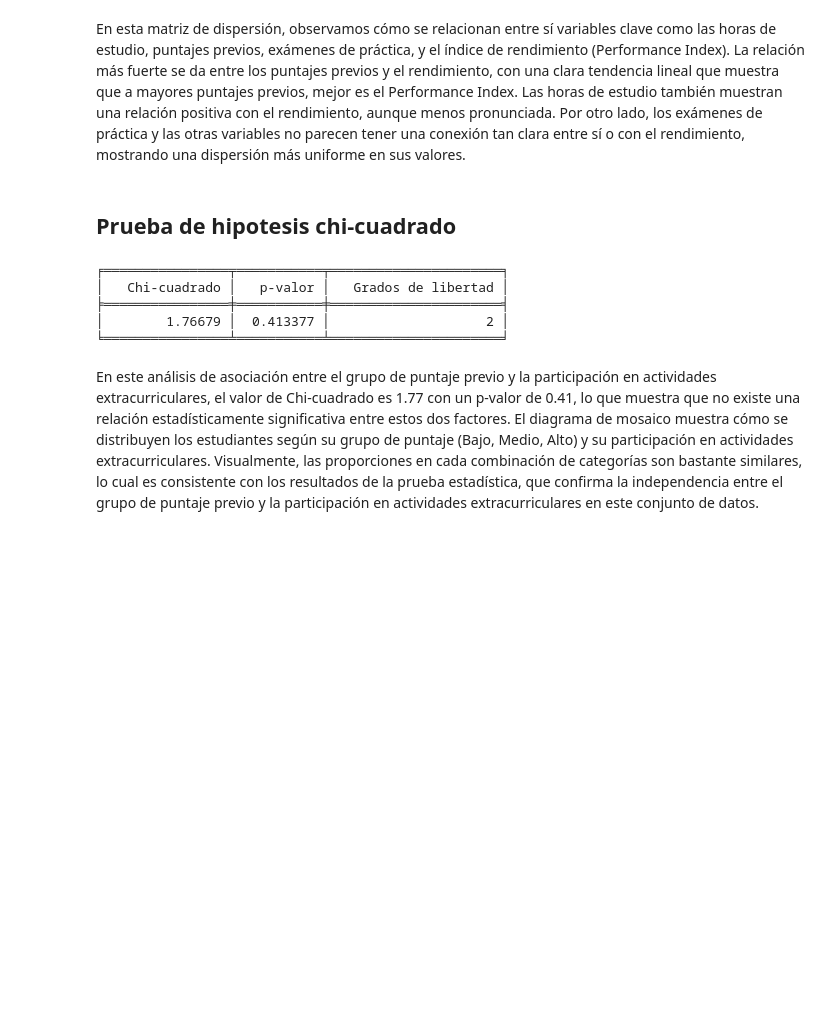
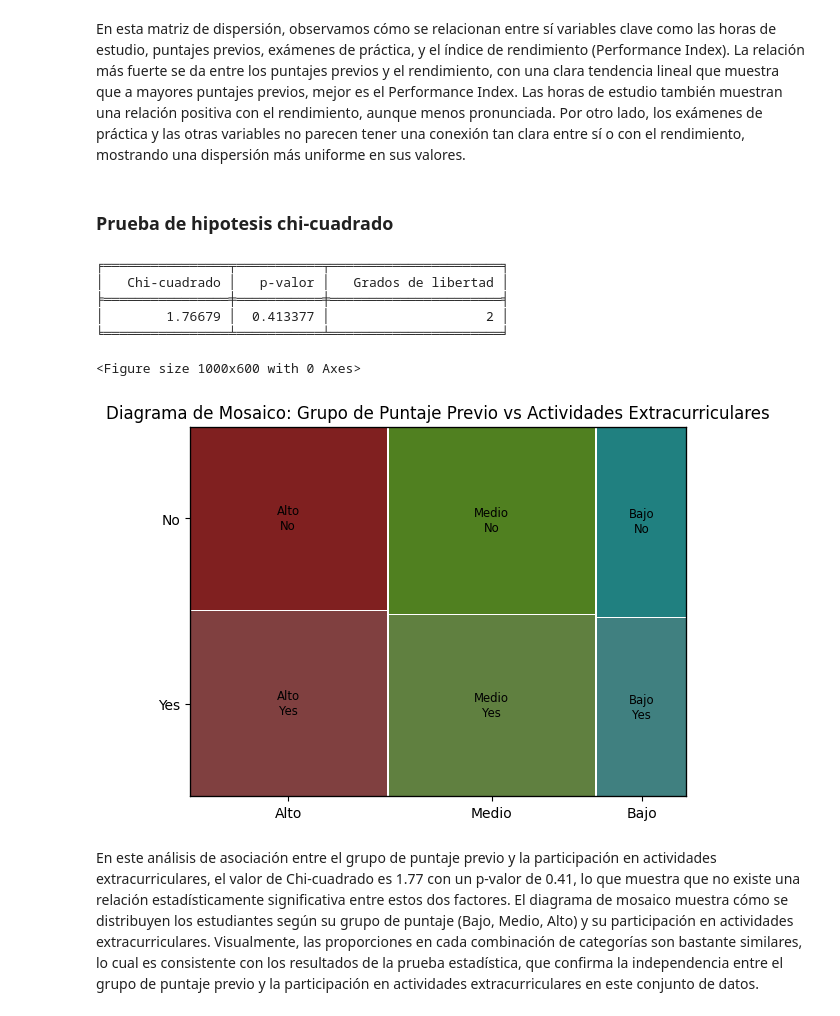
Before and after one commit to ingjfnf/PROJECT_GRUPO_28, a Jupyter notebook: ANALISIS_EXPLOTARIO/EDA.ipynb, the cells around one changed output. Drawn from its saved outputs; the diff is of its cells as text; code cells hidden in the pictures; blank space fills up the shorter version.

```diff
--- a/ANALISIS_EXPLOTARIO/EDA.ipynb
+++ b/ANALISIS_EXPLOTARIO/EDA.ipynb
@@ -179,24 +190,31 @@ plt.show()
 En esta matriz de dispersión, observamos cómo se relacionan entre sí variables clave como las horas de estudio, puntajes previos, exámenes de práctica, y el índice de rendimiento (Performance Index). La relación más fuerte se da entre los puntajes previos y el rendimiento, con una clara tendencia lineal que muestra que a mayores puntajes previos, mejor es el Performance Index. Las horas de estudio también muestran una relación positiva con el rendimiento, aunque menos pronunciada. Por otro lado, los exámenes de práctica y las otras variables no parecen tener una conexión tan clara entre sí o con el rendimiento, mostrando una dispersión más uniforme en sus valores.
 # %% [markdown]
-## Prueba de hipotesis chi-cuadrado
+### **Prueba de hipotesis chi-cuadrado**
 # %%
 df['Previous Score Group'] = pd.cut(df['Previous Scores'], bins=[0, 50, 75, 100], labels=['Bajo', 'Medio', 'Alto']) # Creamos los grupos de rangos para 'Previous Scores'
 contingency_table = pd.crosstab(df['Previous Score Group'], df['Extracurricular Activities']) #Creamos una tabla de contingencia entre 'Previous Score Group' y 'Extracurricular Activities'
 
 #Realizamos la prueba de chi-cuadrado
 chi2, p, dof, expected = chi2_contingency(contingency_table)
 chi2_results = {
     "Chi-cuadrado": [chi2],
     "p-valor": [p],
     "Grados de libertad": [dof]
 }
 print(tabulate(chi2_results, headers="keys", tablefmt="fancy_grid"))
+
+
+plt.figure(figsize=(10, 6))
+mosaic(df, ['Previous Score Group', 'Extracurricular Activities'], title='Diagrama de Mosaico: Grupo de Puntaje Previo vs Actividades Extracurriculares')
+plt.show()
 # %% [output]
 ╒════════════════╤═══════════╤══════════════════════╕
 │   Chi-cuadrado │   p-valor │   Grados de libertad │
 ╞════════════════╪═══════════╪══════════════════════╡
 │        1.76679 │  0.413377 │                    2 │
 ╘════════════════╧═══════════╧══════════════════════╛
+<Figure size 1000x600 with 0 Axes>
+[figure, added]
 # %% [markdown]
 En este análisis de asociación entre el grupo de puntaje previo y la participación en actividades extracurriculares, el valor de Chi-cuadrado es 1.77 con un p-valor de 0.41, lo que muestra que no existe una relación estadísticamente significativa entre estos dos factores. El diagrama de mosaico muestra cómo se distribuyen los estudiantes según su grupo de puntaje (Bajo, Medio, Alto) y su participación en actividades extracurriculares. Visualmente, las proporciones en cada combinación de categorías son bastante similares, lo cual es consistente con los resultados de la prueba estadística, que confirma la independencia entre el grupo de puntaje previo y la participación en actividades extracurriculares en este conjunto de datos.
 # %% [markdown]
```
Also changed, not shown: parts of 21 cells of this notebook.
